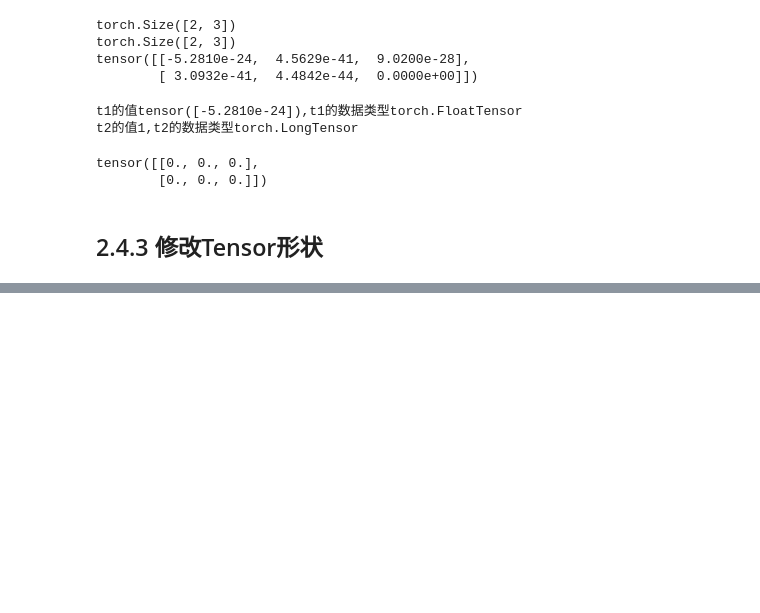
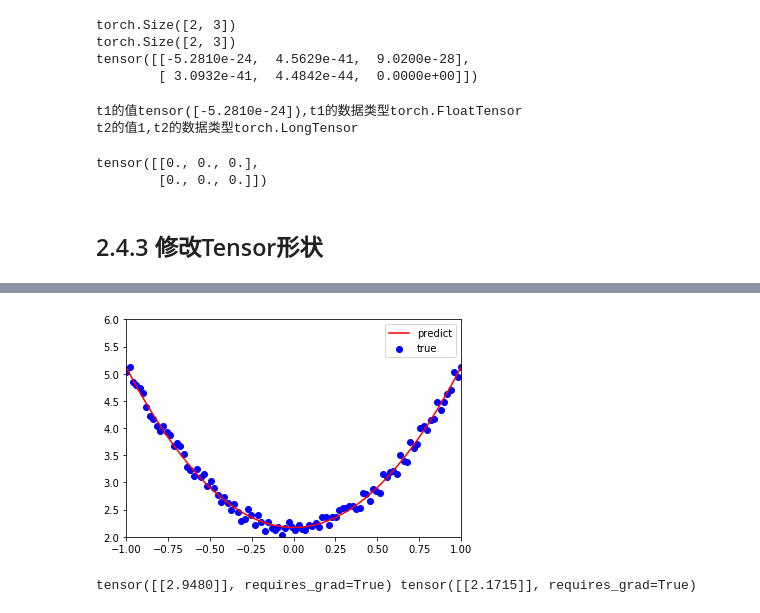
Before and after one commit to xieyipeng/DeepLearning, a Jupyter notebook: pytorch-scratch/ch02/pytorch-basic.ipynb, the cells around one changed output, grey strips where cells are left out. Saved outputs shown, nothing was run; the diff lists cells and outputs as text; code cells hidden in the pictures; blank space fills up the shorter version.

```diff
--- a/pytorch-scratch/ch02/pytorch-basic.ipynb
+++ b/pytorch-scratch/ch02/pytorch-basic.ipynb
@@ -134,0 +509,31 @@ tensor([[0., 0., 0.],
+# %%
+# 初始化参数
+
+w = t.randn(1,1,dtype=dtype,requires_grad=True)
+b = t.zeros(1,1,dtype=dtype,requires_grad=True)
+# %%
+lr = 0.001
+
+for ii in range(800):
+    y_pred = x.pow(2).mm(w)+b
+    loss = (0.5*(y_pred-y)**2).sum()
+
+    loss.backward()
+
+    with t.no_grad():
+        w -= lr*w.grad
+        b -= lr*b.grad
+
+        w.grad.zero_()
+        b.grad.zero_()
+
+plt.plot(x.numpy(), y_pred.detach().numpy(),'r-',label='predict')#predict
+plt.scatter(x.numpy(), y.numpy(),color='blue',marker='o',label='true') # true data
+plt.xlim(-1,1)
+plt.ylim(2,6)
+plt.legend()
+plt.show()
+print(w, b)
+# %% [output]
+[figure, added]
+tensor([[2.9480]], requires_grad=True) tensor([[2.1715]], requires_grad=True)
```
Also changed, not shown: parts of 28 cells of this notebook, 4 other files.
